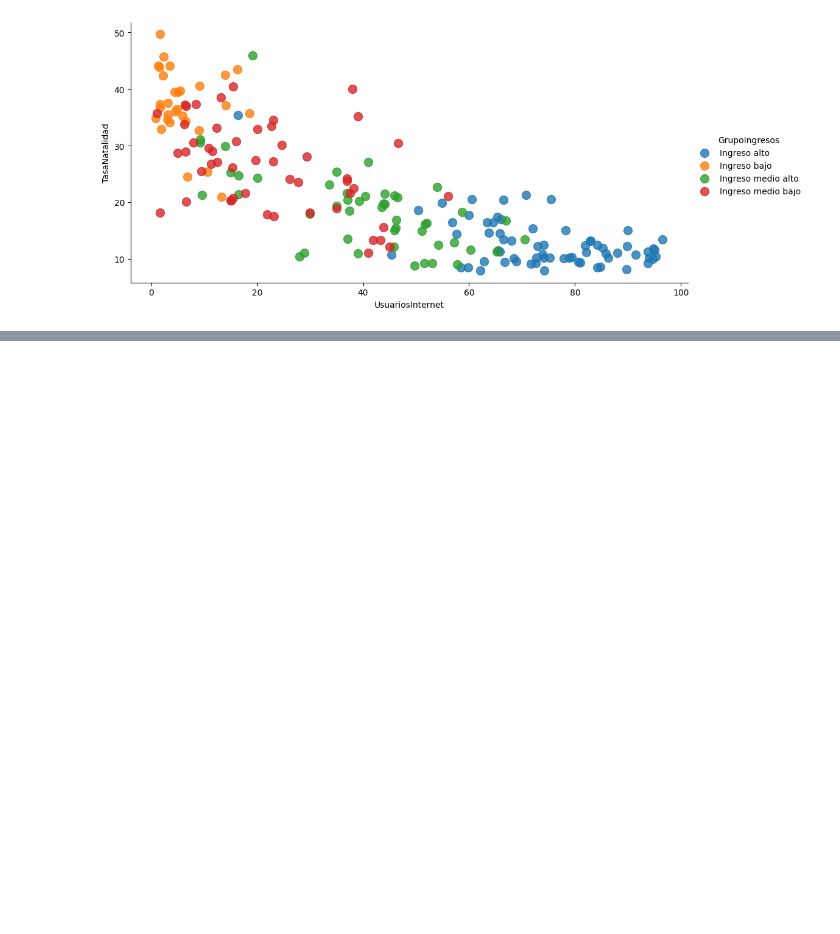
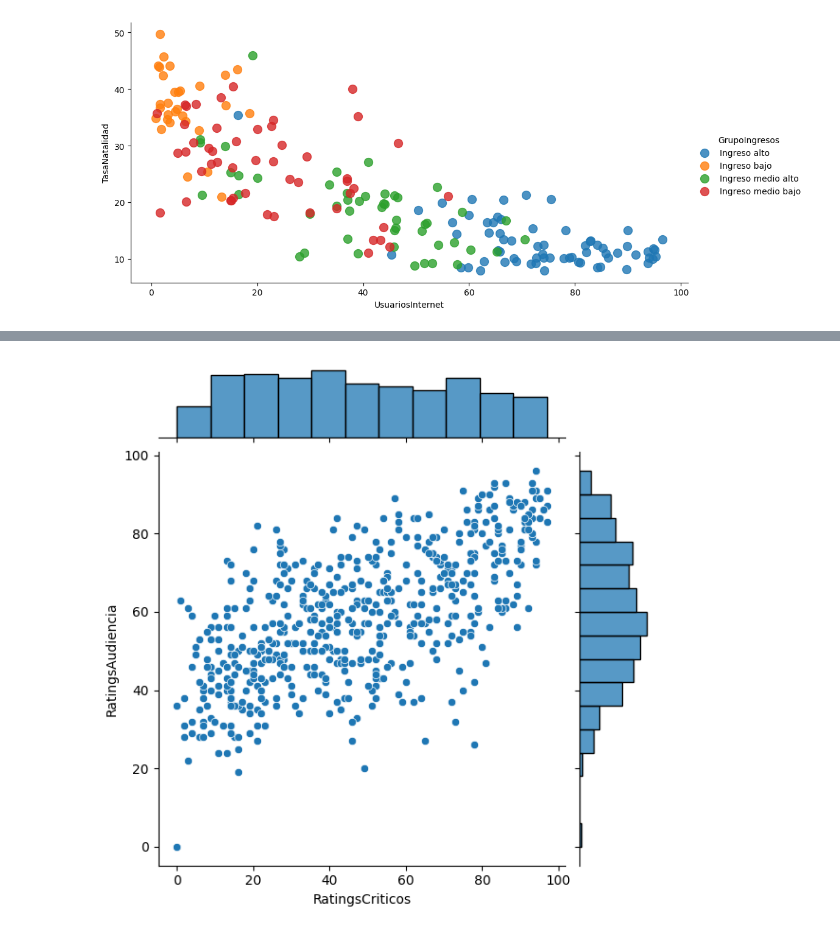
Before and after one commit to Marru73/Ejercicios-Python, a Jupyter notebook: CERTIFICADO IBM/Data_Science.ipynb, the cells around one changed output, grey strips where cells are left out. Drawn from its saved outputs; the diff is of its cells as text; code cells hidden in the pictures; blank space fills up the shorter version.

```diff
--- a/CERTIFICADO IBM/Data_Science.ipynb
+++ b/CERTIFICADO IBM/Data_Science.ipynb
@@ -714,0 +723,2 @@ vis3 = sns.lmplot(data=datos, x = 'UsuariosInternet', y = 'TasaNatalidad', \
+# %%
+peliculas = pd.read_csv('RatingsPeliculas.csv')
@@ -714,0 +741,3 @@ vis3 = sns.lmplot(data=datos, x = 'UsuariosInternet', y = 'TasaNatalidad', \
+# %%
+peliculas.columns = ['Pelicula', 'Genero', 'RatingsCriticos', 'RatingsAudiencia', \
+                    'PresupuestoMillones', 'Año']
@@ -714,0 +769,2 @@ vis3 = sns.lmplot(data=datos, x = 'UsuariosInternet', y = 'TasaNatalidad', \
+# %%
+peliculas.Pelicula = peliculas.Pelicula.astype('category')
@@ -714,0 +780,3 @@ vis3 = sns.lmplot(data=datos, x = 'UsuariosInternet', y = 'TasaNatalidad', \
+# %%
+peliculas.Genero = peliculas.Genero.astype('category')
+peliculas.Año = peliculas.Año.astype('category')
@@ -714,0 +825,4 @@ vis3 = sns.lmplot(data=datos, x = 'UsuariosInternet', y = 'TasaNatalidad', \
+# %%
+j = sns.jointplot(data=peliculas, x='RatingsCriticos', y='RatingsAudiencia')
+# %% [output]
+[figure, added]
```
Also changed, not shown: parts of 25 cells of this notebook, 1 other file.
